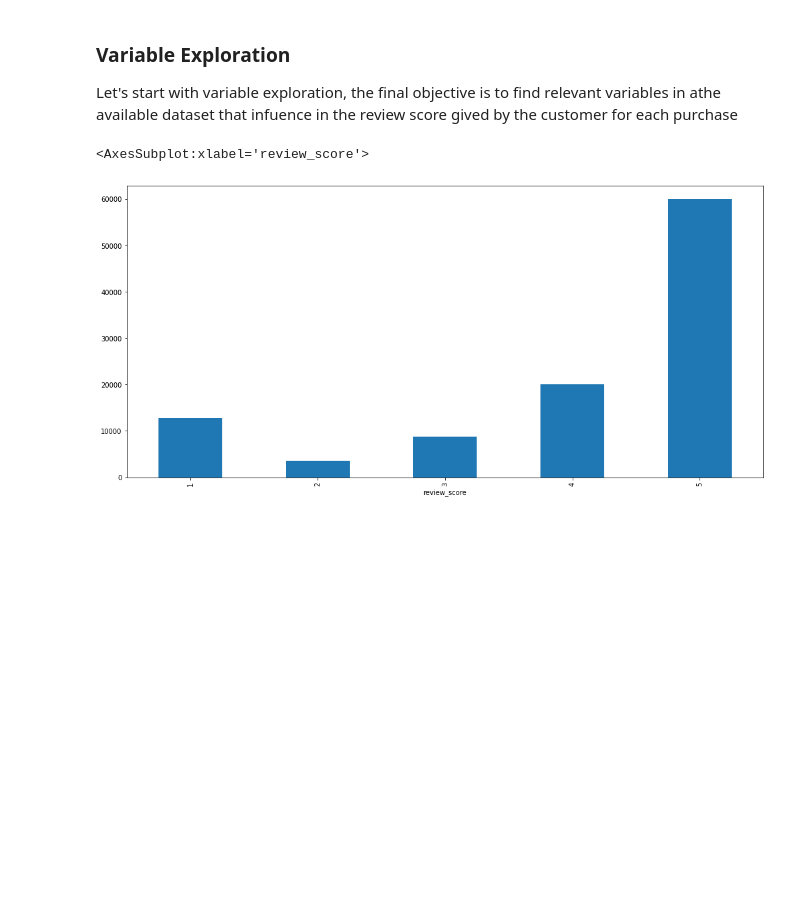
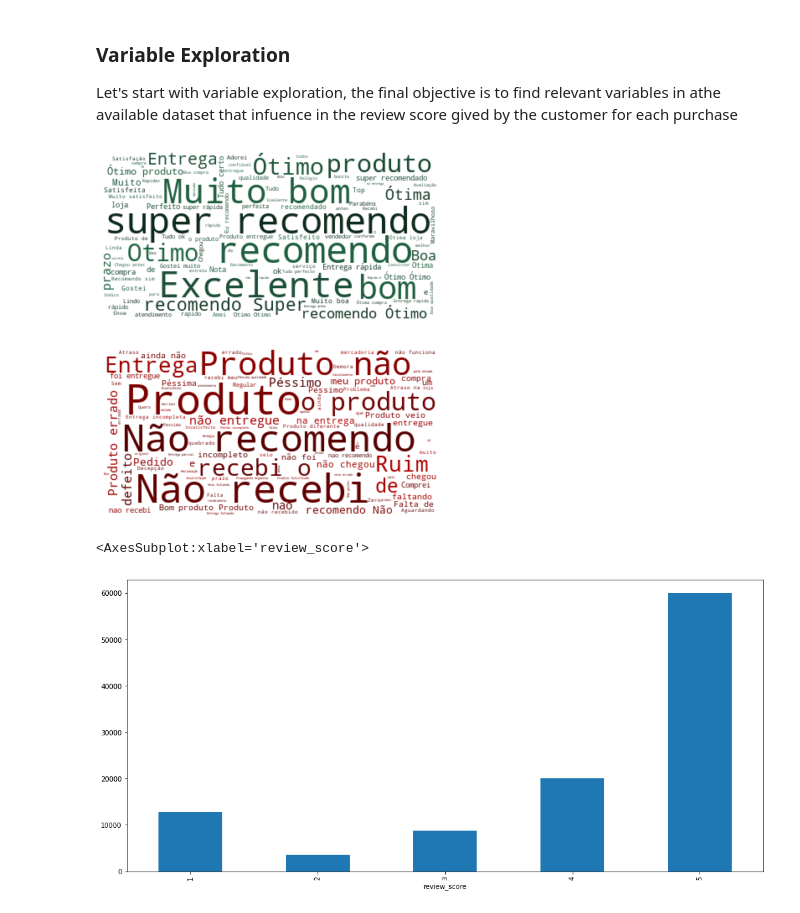
Before and after one commit to DS4A-Grupo4/Brazilian-Ecommerce, a Jupyter notebook: Proyecto.ipynb, the cells around one changed output. Saved outputs shown, nothing was run; the diff lists cells and outputs as text; code cells hidden in the pictures; blank space fills up the shorter version.

```diff
--- a/Proyecto.ipynb
+++ b/Proyecto.ipynb
@@ -301,6 +305,47 @@ df_items.head(2)
 ### Variable Exploration
 
 Let's start with variable exploration, the final objective is to find relevant variables in athe available dataset that infuence in the review score gived by the customer for each purchase
+# %%
+#Word cloud to watch what the customers said when they are satisfied and when not
+
+def random_green_func(word=None, font_size=None, position=None,  orientation=None, font_path=None, random_state=None):
+#Verde
+    h = int(150)
+    s = int(50)
+    l = int(100.0 * float(np.random.randint(30, 70)) / 255.0)
+    return "hsl({}, {}%, {}%)".format(h, s, l)
+
+def random_red_func(word=None, font_size=None, position=None,  orientation=None, font_path=None, random_state=None):
+#ROJO
+    h = int(0)
+    s = int(100.0)
+    l = int(100.0 * float(np.random.randint(40, 90)) / 255.0)
+
+    return "hsl({}, {}%, {}%)".format(h, s, l)
+def wordcloud( df, variable ):
+    df_filter = df[(df["review_score"]>3)]
+    df_filter = df_filter[df_filter[variable].notna()]
+    text = ' '.join(df_filter[variable])
+    wordcloud = WordCloud(max_font_size=50, max_words=100, background_color="white").generate(text)
+    wordcloud.recolor(color_func = random_green_func)
+    plt.figure()
+    plt.imshow(wordcloud, interpolation="bilinear")
+    plt.axis("off")
+    #plt.show()
+    df_filter = df[(df["review_score"]<3)]
+    df_filter = df_filter[df_filter[variable].notna()]
+    text = ' '.join(df_filter[variable])
+    wordcloud = WordCloud(max_font_size=50, max_words=100, background_color="white").generate(text)
+    wordcloud.recolor(color_func = random_red_func)
+    plt.figure()
+    plt.imshow(wordcloud, interpolation="bilinear")
+    plt.axis("off")
+    plt.show()
+
+wordcloud(df_orders, "review_comment_title")
+# %% [output]
+[figure, added]
+[figure, added]
 # %%
 #Distribution of Reviews
 
```
Also changed, not shown: parts of 17 cells of this notebook.
